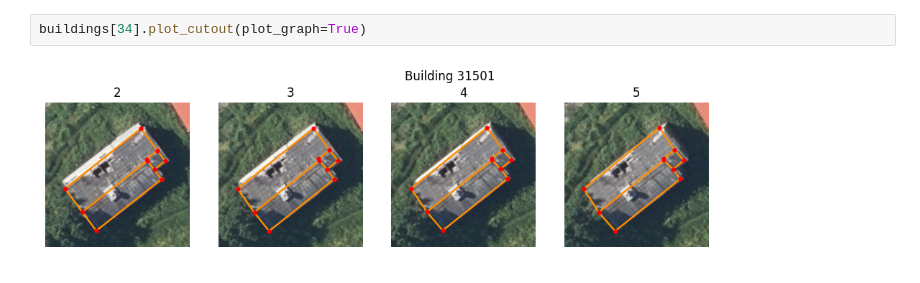
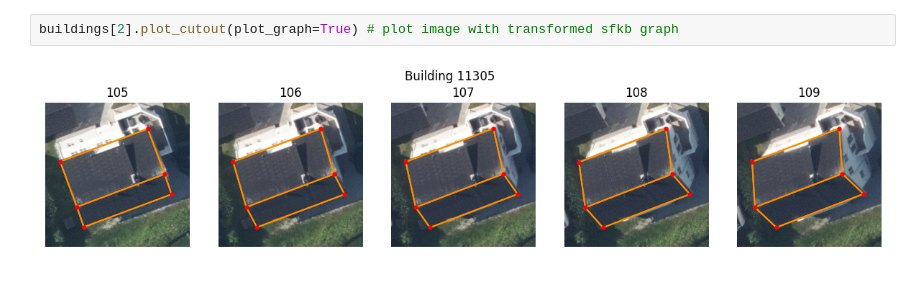
Before and after one commit to sfo065/KAI, a Jupyter notebook: src/demo.ipynb, the cells around one changed output. Cells and saved outputs as stored; diff of their text form.

```diff
--- a/src/demo.ipynb
+++ b/src/demo.ipynb
@@ -100,4 +127,4 @@ len(buildings)
 # %%
-buildings[34].plot_cutout(plot_graph=True)
+buildings[2].plot_cutout(plot_graph=True) # plot image with transformed sfkb graph
 # %% [output]
-[figure, old version]
+[figure, new version]
```
Also changed, not shown: parts of 20 cells of this notebook.
